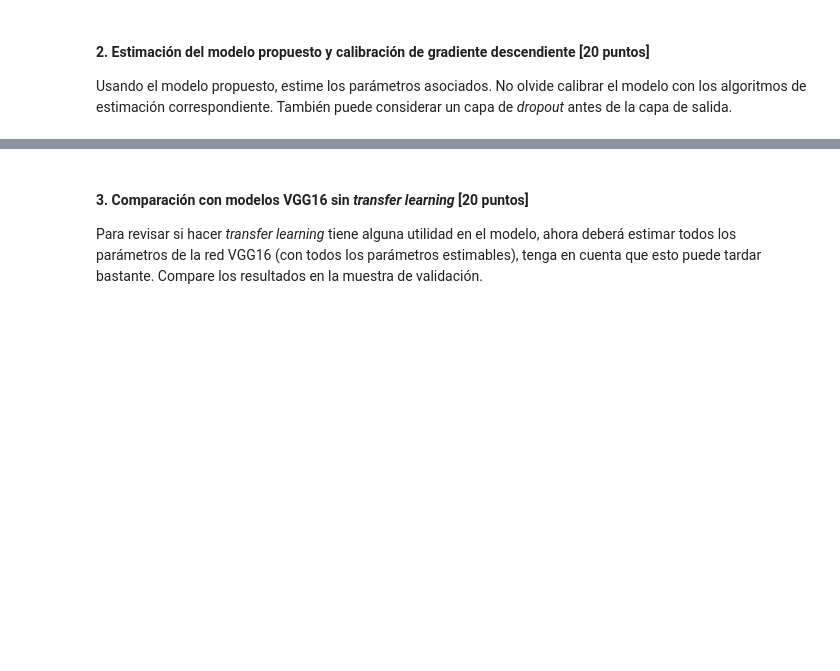
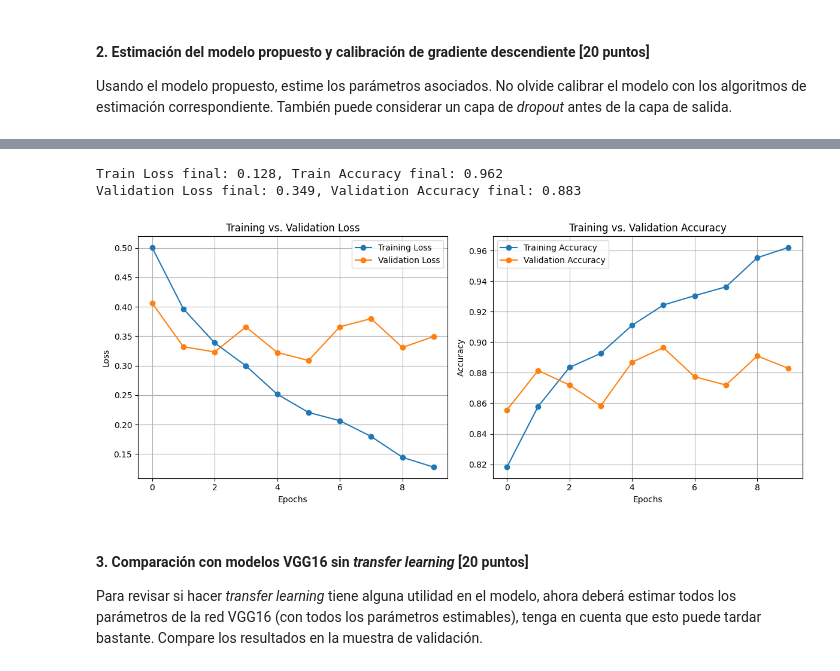
Before and after one commit to juankquintana/deep_learning, a Jupyter notebook: Semana 6/Casos/Caso 1 Sem 6/S6LC2 Caso 1 128.ipynb, the cells around one changed output, grey strips where cells are left out. Cells and saved outputs as stored; diff of their text form; code cells hidden in the pictures; blank space fills up the shorter version.

Commit message:
Modelo 128 incv3 punto 2

```diff
--- a/Semana 6/Casos/Caso 1 Sem 6/S6LC2 Caso 1 128.ipynb
+++ b/Semana 6/Casos/Caso 1 Sem 6/S6LC2 Caso 1 128.ipynb
@@ -375,0 +393,22 @@ Usando el modelo propuesto, estime los parámetros asociados. No olvide calibrar
+# %%
+from tensorflow.keras.models import Model
+model_incv3_128_tn2 =Model(inputs=incv3_128_tn2.input,outputs=out_layer_incv3_128_tn2)
+# %%
+from keras.optimizers import Adam
+from tensorflow.keras.callbacks import ReduceLROnPlateau
+
+optimizer = Adam(learning_rate=0.001, beta_1=0.9, beta_2=0.995) # learning rate = 0.001 en lugar de 0.005
+
+lr_callback = ReduceLROnPlateau(
+    monitor='val_loss',
+    factor=0.5,
+    patience=2,
+    verbose=1,
+    min_lr=1e-6
+)
+# %%
+model_incv3_128_tn2.compile(optimizer= optimizer, loss='SparseCategoricalCrossentropy', metrics=['accuracy'])
+# %%
+epochs = 10
+model_incv3_128_tn2_train = model_incv3_128_tn2.fit(train_ds,epochs=epochs,verbose=1,validation_data=val_ds,
+    callbacks=[lr_callback])
@@ -375,0 +433,6 @@ Usando el modelo propuesto, estime los parámetros asociados. No olvide calibrar
+# %%
+plot_history(model_incv3_128_tn2_train)
+# %% [output]
+Train Loss final: 0.128, Train Accuracy final: 0.962
+Validation Loss final: 0.349, Validation Accuracy final: 0.883
+[figure, added]
```
Also changed, not shown: parts of 8 cells of this notebook, 2 other files.
